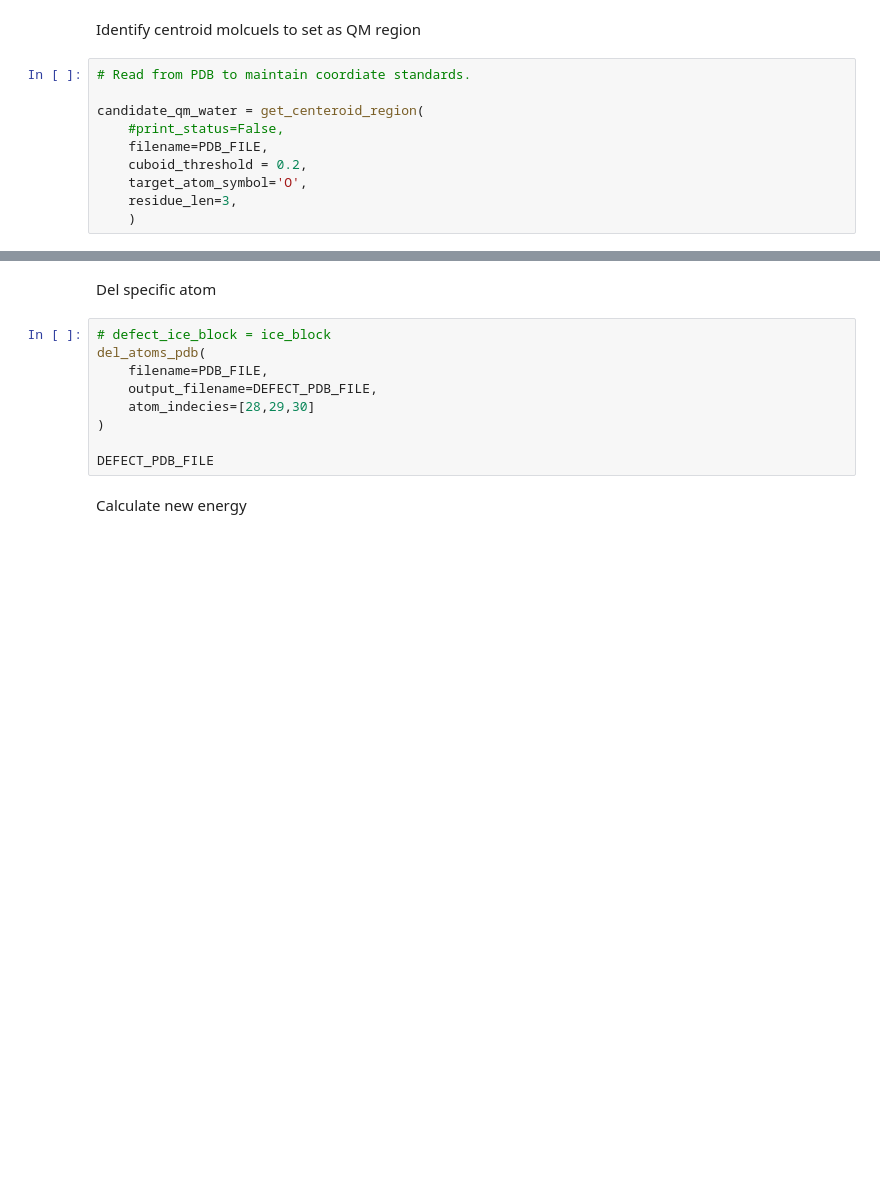
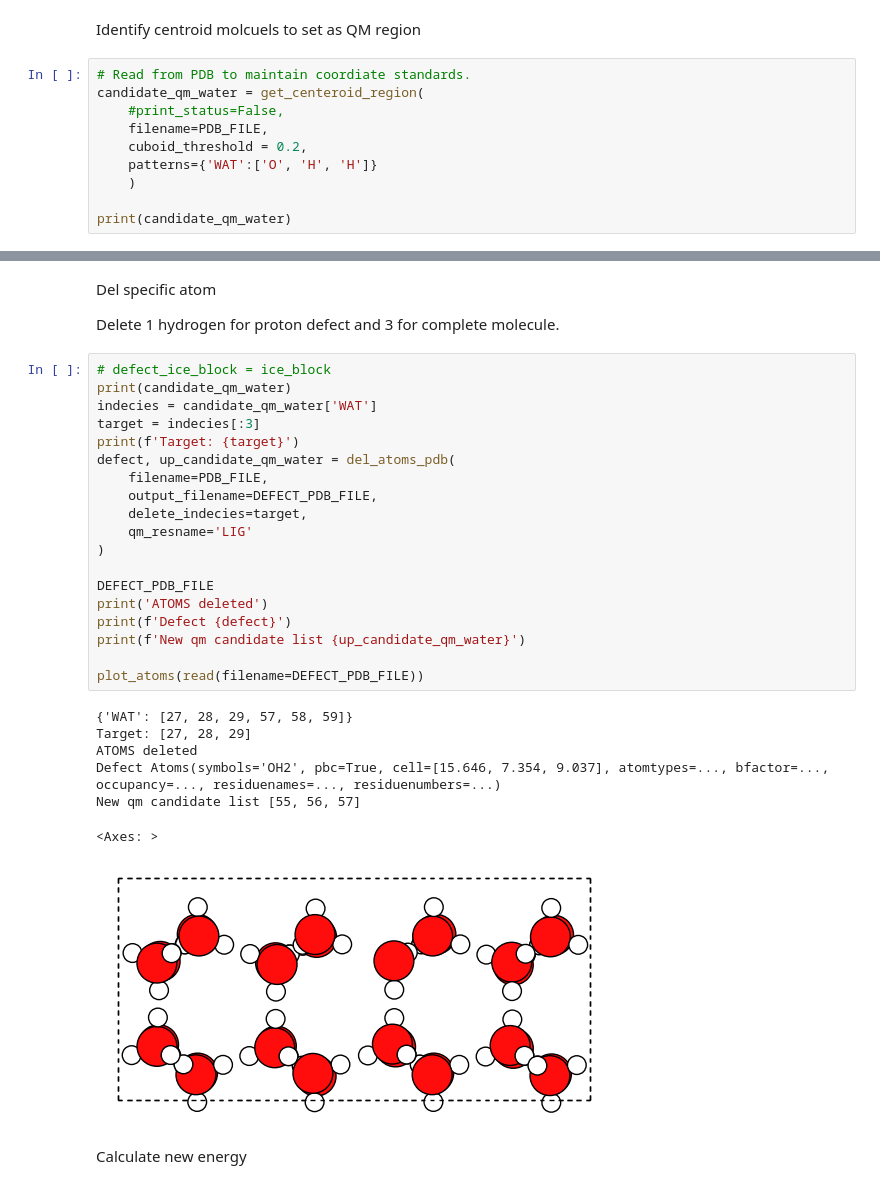
Before and after one commit to Per-Tao-Sohrabi/VeloxChem, a Jupyter notebook: src/pymodule/ECM_test/testing_ecm.ipynb, the cells around one changed output, grey strips where cells are left out. Saved outputs shown, nothing was run; the diff lists cells and outputs as text; blank space fills up the shorter version.

```diff
--- a/src/pymodule/ECM_test/testing_ecm.ipynb
+++ b/src/pymodule/ECM_test/testing_ecm.ipynb
@@ -390,14 +543,14 @@ Unwrap the crystal structure
 Identify centroid molcuels to set as QM region
 # %%
 # Read from PDB to maintain coordiate standards.
-
 candidate_qm_water = get_centeroid_region(
     #print_status=False,
     filename=PDB_FILE,
     cuboid_threshold = 0.2,
-    target_atom_symbol='O',
-    residue_len=3,
+    patterns={'WAT':['O', 'H', 'H']}
     )
+
+print(candidate_qm_water)
 # %% [output]
 9.2
 8.284
@@ -449,14 +651,34 @@ scf_results = calc_energy(filename=PDB_FILE, qm_resname=QM_RESNAME, pe_cutoff=6.
 # %% [markdown]
 Del specific atom
+
+Delete 1 hydrogen for proton defect and 3 for complete molecule.
 # %%
 # defect_ice_block = ice_block
-del_atoms_pdb(
+print(candidate_qm_water)
+indecies = candidate_qm_water['WAT']
+target = indecies[:3]
+print(f'Target: {target}')
+defect, up_candidate_qm_water = del_atoms_pdb(
     filename=PDB_FILE,
     output_filename=DEFECT_PDB_FILE,
-    atom_indecies=[28,29,30]
+    delete_indecies=target,
+    qm_resname='LIG'
 )
 
 DEFECT_PDB_FILE
+print('ATOMS deleted')
+print(f'Defect {defect}')
+print(f'New qm candidate list {up_candidate_qm_water}')
+
+plot_atoms(read(filename=DEFECT_PDB_FILE))
+# %% [output]
+{'WAT': [27, 28, 29, 57, 58, 59]}
+Target: [27, 28, 29]
+ATOMS deleted
+Defect Atoms(symbols='OH2', pbc=True, cell=[15.646, 7.354, 9.037], atomtypes=..., bfactor=..., occupancy=..., residuenames=..., residuenumbers=...)
+New qm candidate list [55, 56, 57]
+<Axes: >
+[figure, added]
 # %% [markdown]
 Calculate new energy
 # %%
```
Also changed, not shown: parts of 24 cells of this notebook, 3 other files.
